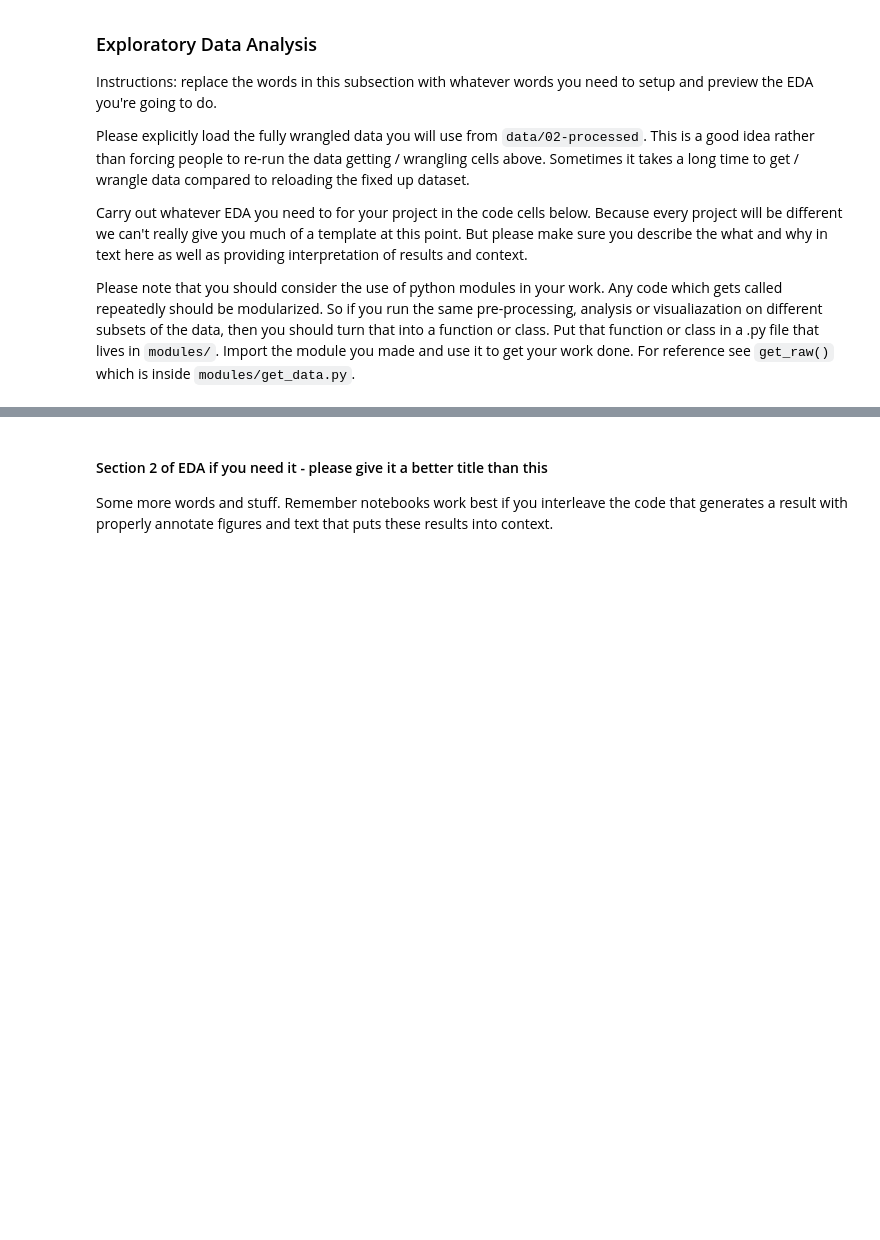
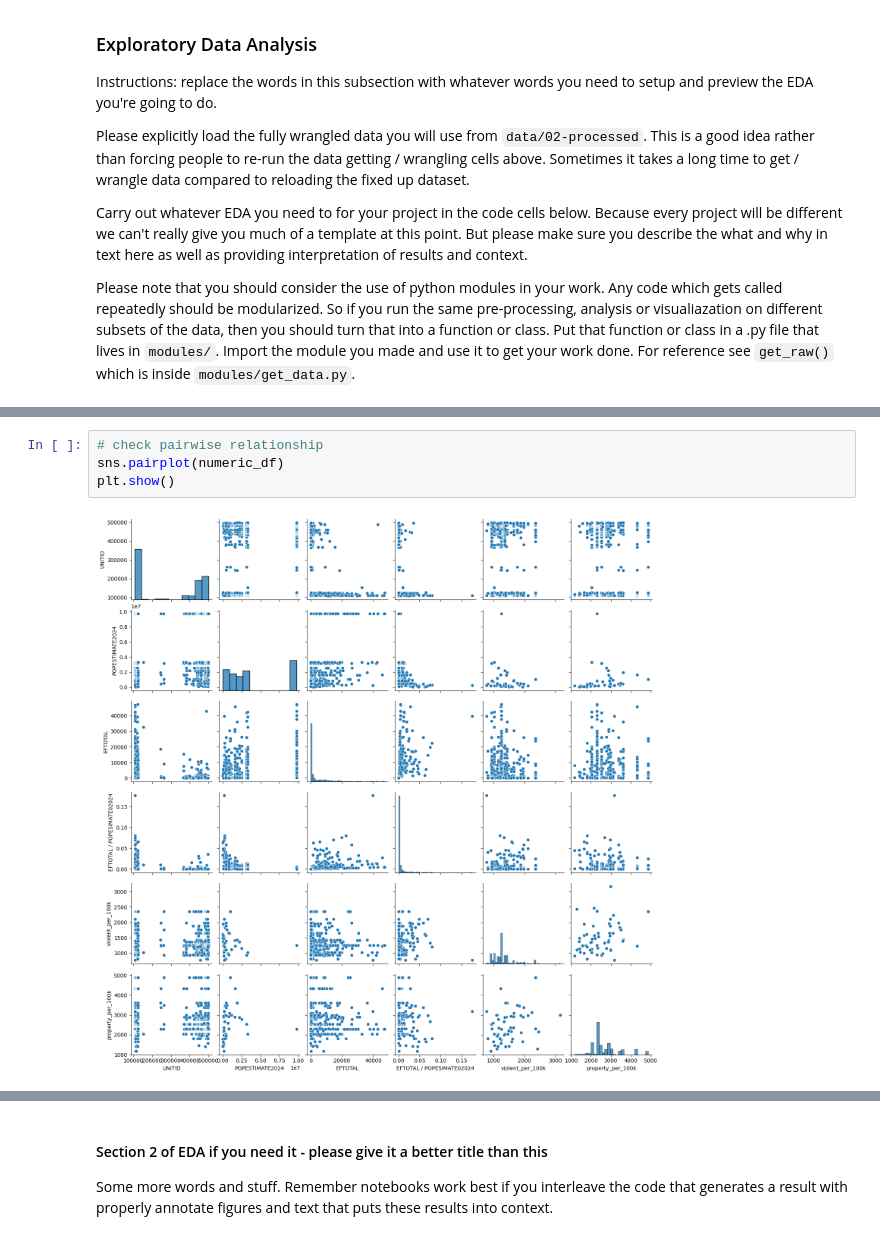
Before and after one commit to COGS108/Group045_WI26, a Jupyter notebook: 02-EDACheckpoint.ipynb, the cells around one changed output, grey strips where cells are left out. Saved outputs shown, nothing was run; the diff lists cells and outputs as text; blank space fills up the shorter version.

```diff
--- a/02-EDACheckpoint.ipynb
+++ b/02-EDACheckpoint.ipynb
@@ -212,0 +270,6 @@ cd
+# %%
+# check pairwise relationship
+sns.pairplot(numeric_df)
+plt.show()
+# %% [output]
+[figure, added]
```
Also changed, not shown: parts of 10 cells of this notebook.
